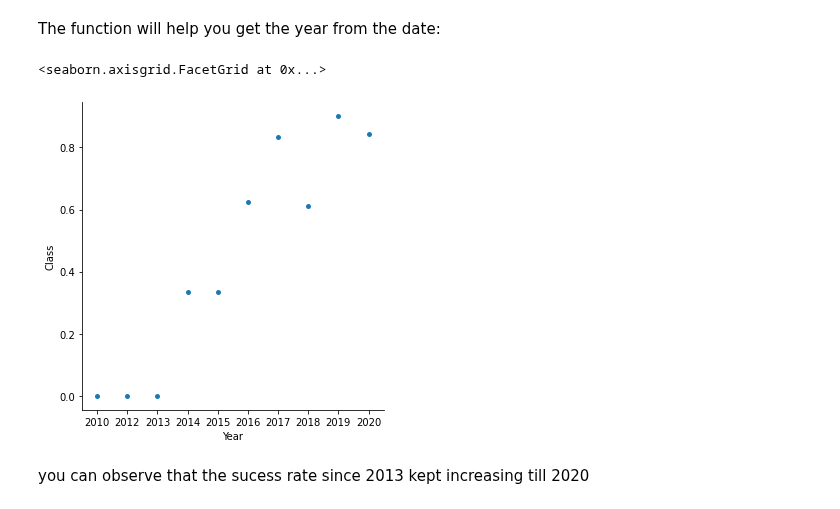
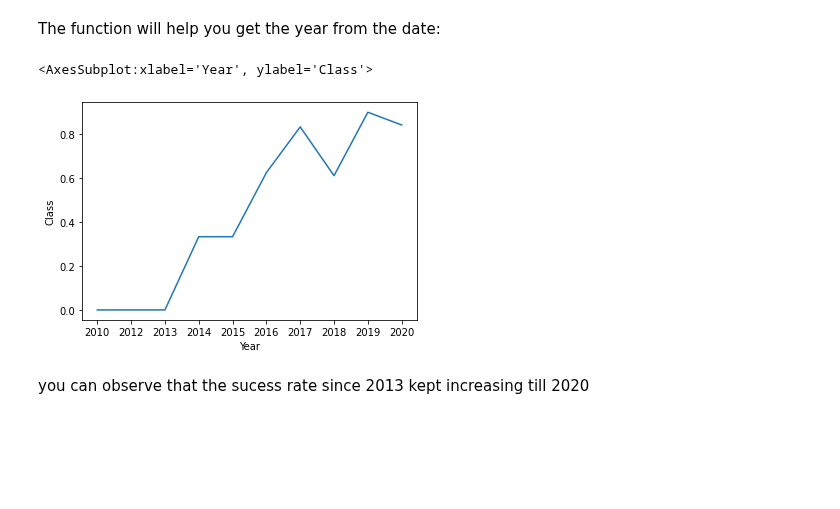
Before and after one commit to MJKing88/SpaceX-Falcon9-Launch-Success---Capstone-Project, a Jupyter notebook: jupyter-labs-eda-dataviz.ipynb, the cells around one changed output. Cells and saved outputs as stored; diff of their text form; code cells hidden in the pictures; blank space fills up the shorter version.

```diff
--- a/jupyter-labs-eda-dataviz.ipynb
+++ b/jupyter-labs-eda-dataviz.ipynb
@@ -123,7 +123,7 @@ sns.catplot(y="LaunchSite",x="PayloadMass", data=df,hue="Class", aspect=2)
 # %%
 table_2 = df.copy()
 table_2 = table_2[['LaunchSite','PayloadMass','Class','FlightNumber']]
-table_2['Payload_Range'] = table_2['PayloadMass'].apply(lambda x: '>10K KG' if x >= 10000 else '<10K KG')
+table_2['Payload_Range'] = table_2['PayloadMass'].apply(lambda x: '>= 10K KG' if x >= 10000 else '<=10K KG')
 
 table_2 = table_2.groupby(['LaunchSite','Class','Payload_Range'])['FlightNumber'].count().reset_index()
 x = table_2.groupby(['LaunchSite'])['FlightNumber'].sum().rename('sum of flights').reset_index()
@@ -134,6 +134,6 @@ table_2 = y.copy()
 table_2.rename({'FlightNumber' : 'Count_of_Flights_Per_Class','sum of flights' : 'Total_Flights'},inplace=True,axis=1)
 
 table_2 = table_2[['LaunchSite','Class','Payload_Range','Count_of_Flights_Per_Class','Total_Flights','Success_pct']]
-table_2.loc[table_2['Class'] == 1]
+table_2.loc[table_2['Class'] == 1].reset_index(drop=True)
 # %% [output]
 |  | LaunchSite | Class | Payload_Range | Count_of_Flights_Per_Class | Total_Flights | Success_pct |
@@ -201,12 +224,12 @@ def Extract_year(date):
 # %%
 # Plot a line chart with x axis to be the extracted year and y axis to be the success rate
 df['Year'] = df['Date'].apply(lambda x: x.split("-")[0])
 mean_success_years = df.groupby('Year')[['Class']].mean().reset_index()
 
-sns.catplot(x="Year",y="Class",data=mean_success_years)
+sns.lineplot(x="Year",y="Class",data=mean_success_years,)
 # %% [output]
-<seaborn.axisgrid.FacetGrid at 0x...>
+<AxesSubplot:xlabel='Year', ylabel='Class'>
-[figure, old version]
+[figure, new version]
 # %% [markdown]
 you can observe that the sucess rate since 2013 kept increasing till 2020
 # %% [markdown]
```
Also changed, not shown: parts of 6 cells of this notebook.
